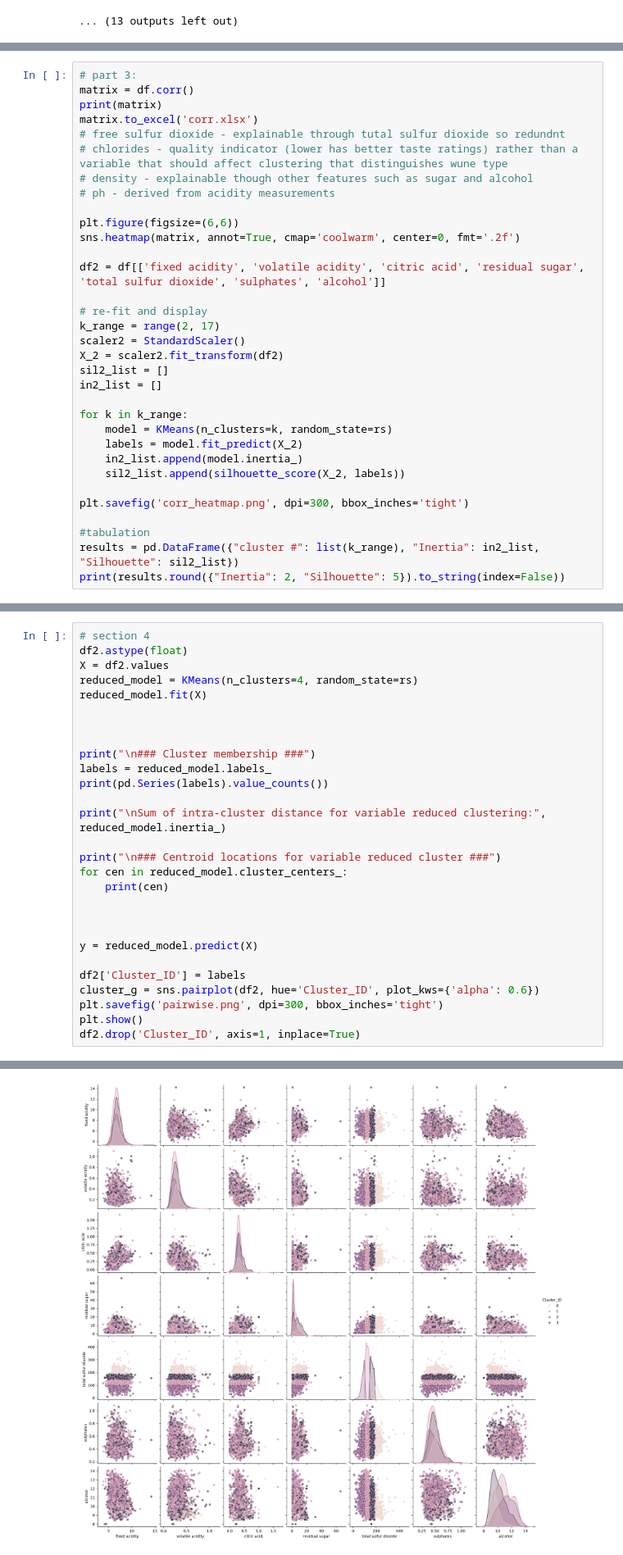
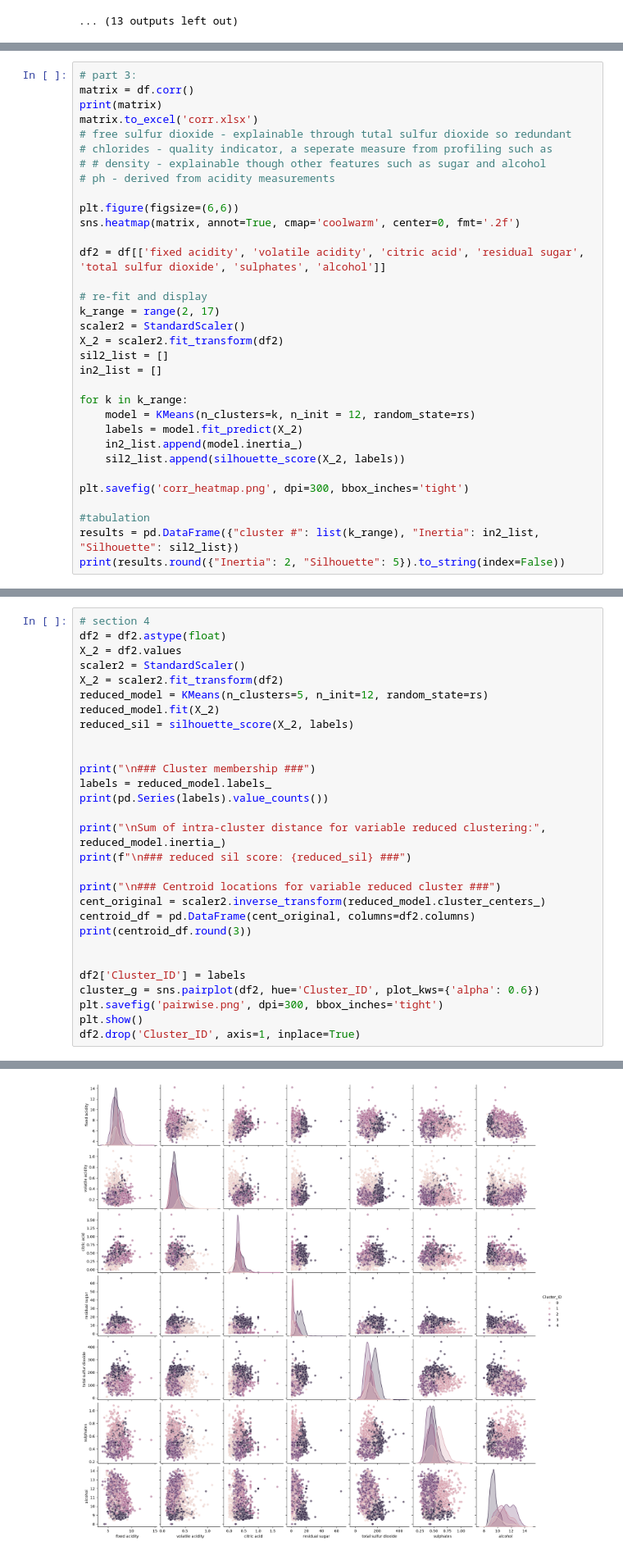
Before and after one commit to TankEngineTom/assessment2_CAB330, a Jupyter notebook: ass2_task1.ipynb, the cells around one changed output, grey strips where cells are left out. Shown at 82% size. Cells and saved outputs as stored; diff of their text form.

```diff
--- a/ass2_task1.ipynb
+++ b/ass2_task1.ipynb
@@ -259,9 +259,9 @@ for cluster 13: inertia 21033.977855315305 & sil score 0.1066643272014758
 matrix = df.corr()
 print(matrix)
 matrix.to_excel('corr.xlsx')
-# free sulfur dioxide - explainable through tutal sulfur dioxide so redundnt
-# chlorides - quality indicator (lower has better taste ratings) rather than a variable that should affect clustering that distinguishes wune type
-# density - explainable though other features such as sugar and alcohol
+# free sulfur dioxide - explainable through tutal sulfur dioxide so redundant
+# chlorides - quality indicator, a seperate measure from profiling such as
+# # density - explainable though other features such as sugar and alcohol
 # ph - derived from acidity measurements
 
 plt.figure(figsize=(6,6))
@@ -277,7 +277,7 @@ sil2_list = []
 in2_list = []
 
 for k in k_range:
-    model = KMeans(n_clusters=k, random_state=rs)
+    model = KMeans(n_clusters=k, n_init = 12, random_state=rs)
     labels = model.fit_predict(X_2)
     in2_list.append(model.inertia_)
     sil2_list.append(silhouette_score(X_2, labels))
@@ -308,11 +308,13 @@ alcohol                   -0.110727          0.047443    -0.076941
 [figure]
 # %%
 # section 4
-df2.astype(float)
-X = df2.values
-reduced_model = KMeans(n_clusters=4, random_state=rs)
-reduced_model.fit(X)
-
+df2 = df2.astype(float)
+X_2 = df2.values
+scaler2 = StandardScaler()
+X_2 = scaler2.fit_transform(df2)
+reduced_model = KMeans(n_clusters=5, n_init=12, random_state=rs)
+reduced_model.fit(X_2)
+reduced_sil = silhouette_score(X_2, labels)
 
 
 print("\n### Cluster membership ###")
@@ -320,14 +322,13 @@ labels = reduced_model.labels_
 print(pd.Series(labels).value_counts())
 
 print("\nSum of intra-cluster distance for variable reduced clustering:", reduced_model.inertia_)
+print(f"\n### reduced sil score: {reduced_sil} ###")
 
 print("\n### Centroid locations for variable reduced cluster ###")
-for cen in reduced_model.cluster_centers_:
-    print(cen)
+cent_original = scaler2.inverse_transform(reduced_model.cluster_centers_)
+centroid_df = pd.DataFrame(cent_original, columns=df2.columns)
+print(centroid_df.round(3))
 
-
-
-y = reduced_model.predict(X)
 
 df2['Cluster_ID'] = labels
 cluster_g = sns.pairplot(df2, hue='Cluster_ID', plot_kws={'alpha': 0.6})
@@ -356,4 +356,4 @@ Sum of intra-cluster distance for variable reduced clustering: 985335.462647841
-[figure, old version]
+[figure, new version]
 # %%
 # use sklearn
 from sklearn.preprocessing import StandardScaler, MinMaxScaler
```
Also changed, not shown: parts of 2 cells of this notebook, 4 other files.
